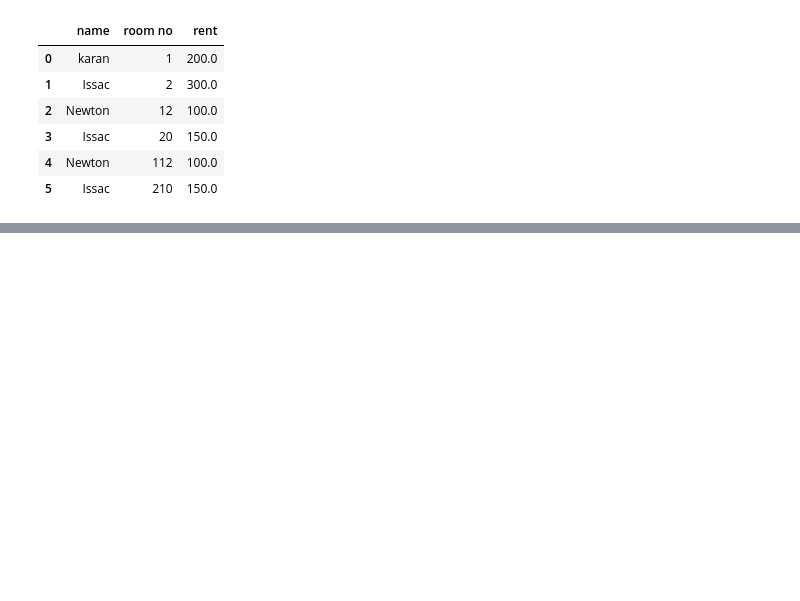
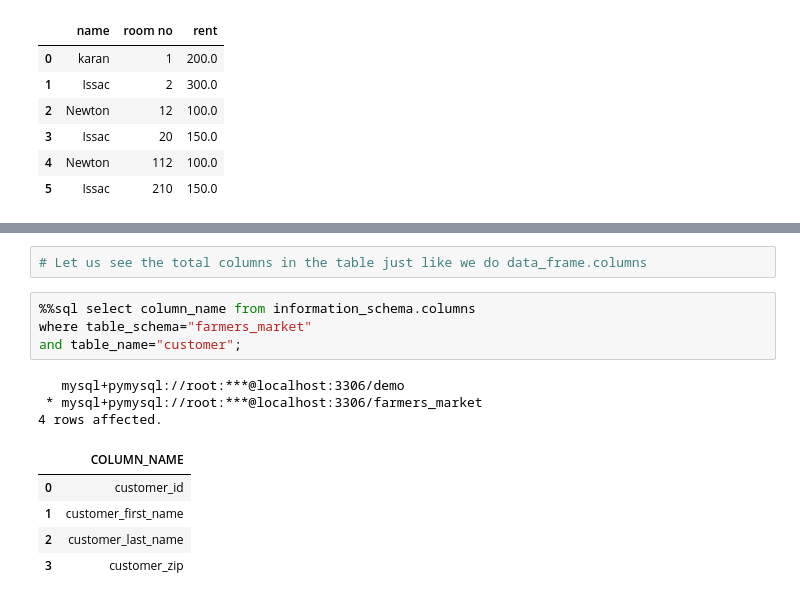
Before and after one commit to KunalNeon/SQL-For-Data-Scientist, a Jupyter notebook: sql.ipynb, the cells around one changed output, grey strips where cells are left out. Cells and saved outputs as stored; diff of their text form; blank space fills up the shorter version.

```diff
--- a/sql.ipynb
+++ b/sql.ipynb
@@ -108,0 +176,15 @@ pandas.core.frame.DataFrame
+# %%
+# Let us see the total columns in the table just like we do data_frame.columns
+# %%
+%%sql select column_name from information_schema.columns
+where table_schema="farmers_market"
+and table_name="customer";
+# %% [output]
+   mysql+pymysql://root:***@localhost:3306/demo
+ * mysql+pymysql://root:***@localhost:3306/farmers_market
+4 rows affected.
+|  | COLUMN_NAME |
+| 0 | customer_id |
+| 1 | customer_first_name |
+| 2 | customer_last_name |
+| 3 | customer_zip |
```
Also changed, not shown: parts of 6 cells of this notebook.
